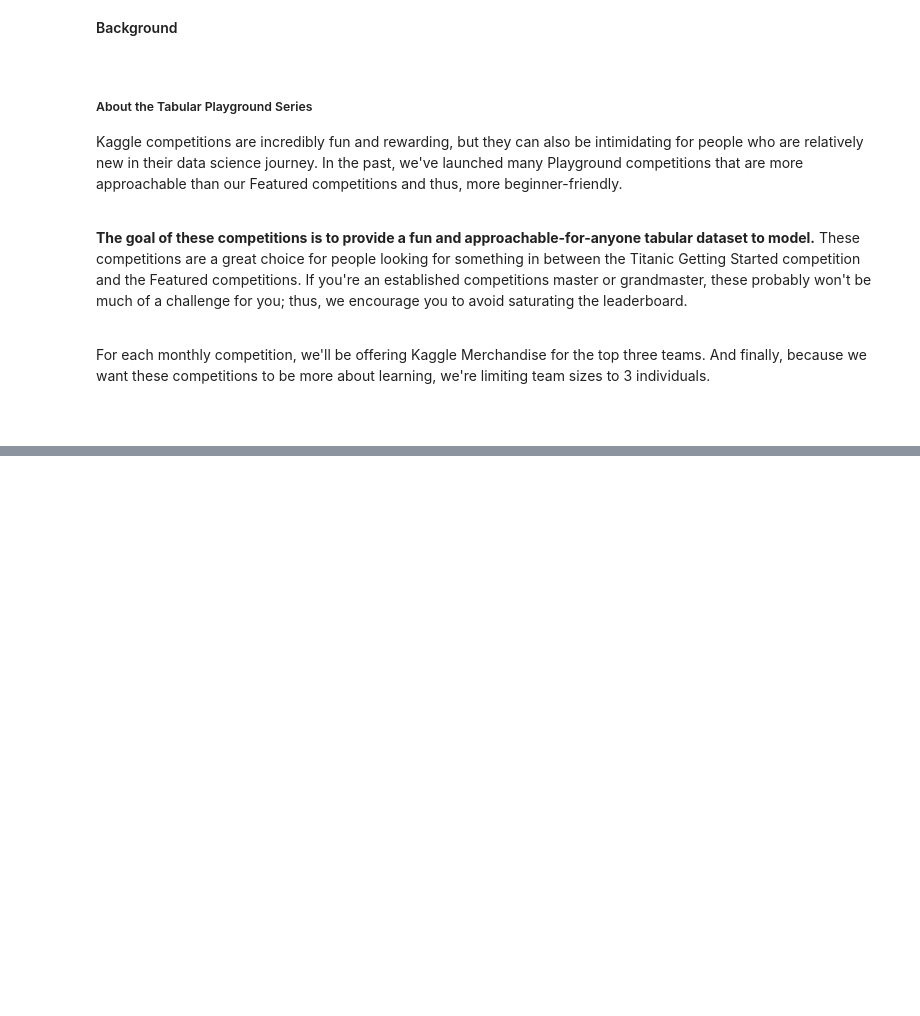
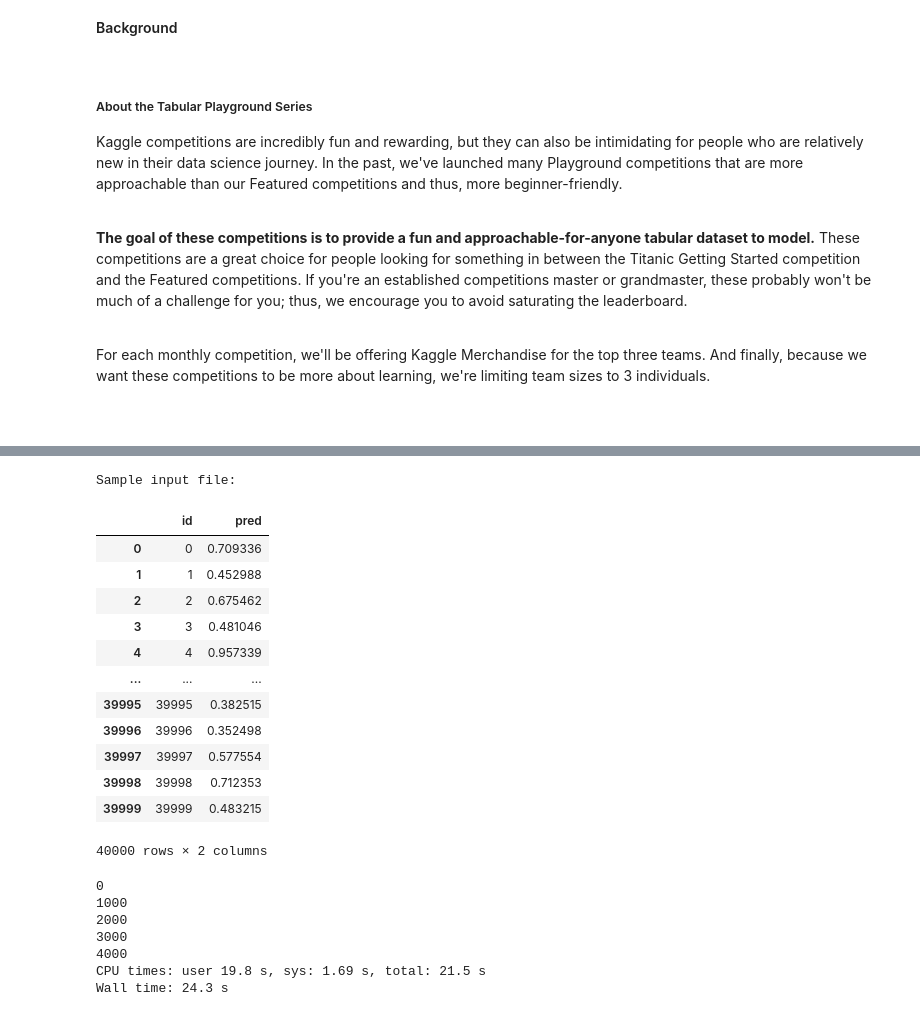
Before and after one commit to sainthm/kaggle_tps_nov, a Jupyter notebook: lhm/TPSNOV22_EDA_which_makes_sense/TPSNOV22 EDA which makes sense.ipynb, the cells around one changed output, grey strips where cells are left out. Saved outputs shown, nothing was run; the diff lists cells and outputs as text; code cells hidden in the pictures; blank space fills up the shorter version.

```diff
--- a/lhm/TPSNOV22_EDA_which_makes_sense/TPSNOV22 EDA which makes sense.ipynb
+++ b/lhm/TPSNOV22_EDA_which_makes_sense/TPSNOV22 EDA which makes sense.ipynb
@@ -36,0 +67,41 @@ For each monthly competition, we'll be offering Kaggle Merchandise for the top t
+# %%
+with open('./X.pickle', 'rb') as f: X = pickle.load(f)
+# %%
+%%time
+X = np.zeros((40000, 5000))
+names = sorted(glob.glob('./tabular-playground-series-nov-2022/submission_files/*.csv'))
+for i, name in enumerate(names):
+#     assert len(name) == 77
+    sub = pd.read_csv(name)
+    assert (sub.id == np.arange(40000)).all()
+    if i == 0:
+        print('Sample input file:')
+        display(sub)
+    X[:,i] = sub.pred.values
+    if i % 1000 == 0: print(i)
+with open('X.pickle', 'wb') as f: pickle.dump(X, f)
+
+X_dev = X[:20000]
+X_test = X[20000:]
+# %% [output]
+Sample input file:
+|  | id | pred |
+| 0 | 0 | 0.709336 |
+| 1 | 1 | 0.452988 |
+| 2 | 2 | 0.675462 |
+| 3 | 3 | 0.481046 |
+| 4 | 4 | 0.957339 |
+| ... | ... | ... |
+| 39995 | 39995 | 0.382515 |
+| 39996 | 39996 | 0.352498 |
+| 39997 | 39997 | 0.577554 |
+| 39998 | 39998 | 0.712353 |
+| 39999 | 39999 | 0.483215 |
+40000 rows × 2 columns
+0
+1000
+2000
+3000
+4000
+CPU times: user 19.8 s, sys: 1.69 s, total: 21.5 s
+Wall time: 24.3 s
```
Also changed, not shown: parts of 25 cells of this notebook.
